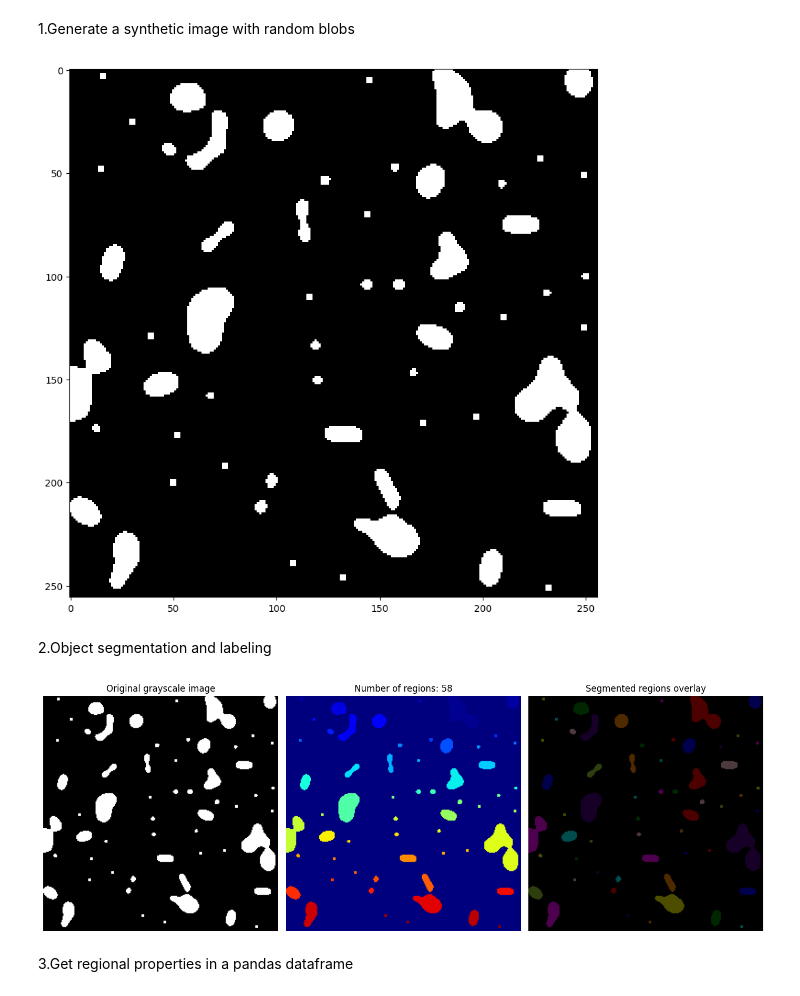
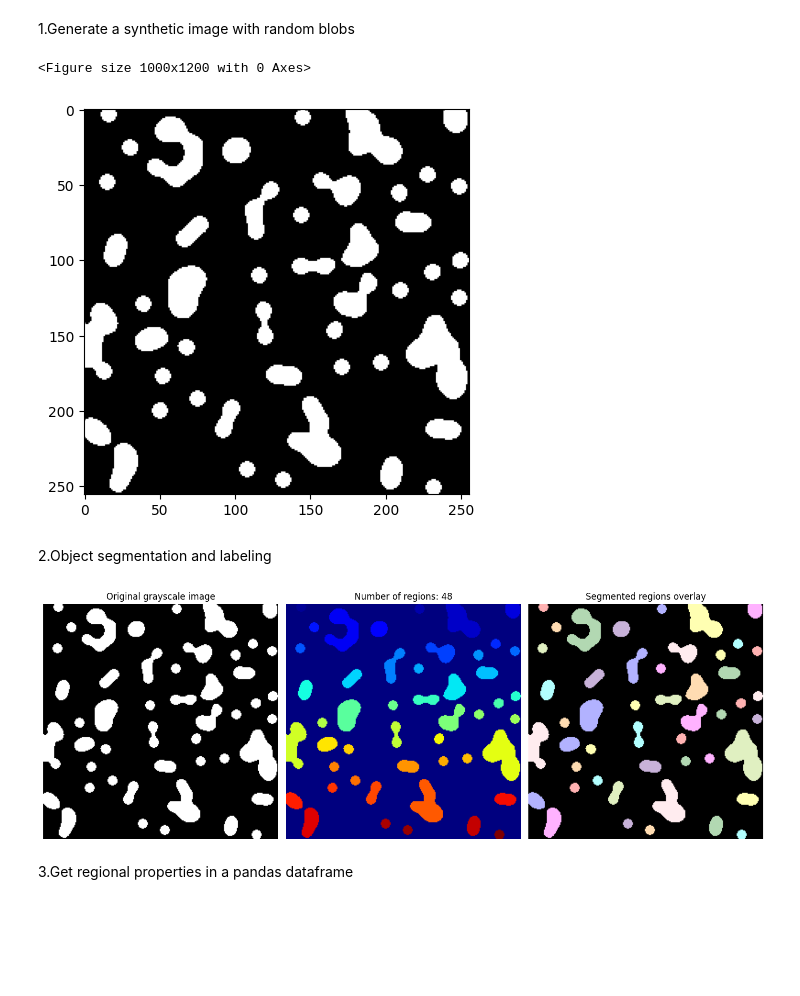
Before and after one commit to KleaKalliri/Computer-Vision, a Jupyter notebook: Exercise_4.ipynb, the cells around one changed output. Cells and saved outputs as stored; diff of their text form; code cells hidden in the pictures; blank space fills up the shorter version.

```diff
--- a/Exercise_4.ipynb
+++ b/Exercise_4.ipynb
@@ -10,14 +10,16 @@ Drive already mounted at /content/drive; to attempt to forcibly remount, call dr
 # %%
 from skimage import data
 import matplotlib.pyplot as plt
 
-I = data.binary_blobs(length=256, volume_fraction=0.1, rng=2).astype(np.uint8)
+I = data.binary_blobs(length=256, volume_fraction=0.2, rng=2)
 fig = plt.figure(figsize=(10,12))
 
+fig = plt.figure(figsize=(5,5))
 plt.imshow(I, cmap='gray')
 plt.show()
 # %% [output]
+<Figure size 1000x1200 with 0 Axes>
-[figure, old version]
+[figure, new version]
 # %% [markdown]
 2.Object segmentation and labeling
 # %%
@@ -31,7 +33,7 @@ from skimage.measure import label
 from skimage.color import label2rgb
 
 
-IG = I.squeeze()
+# IG = I.squeeze()
 
 thresh = threshold_otsu(IG)
 bw = IG > thresh
@@ -54,7 +56,7 @@ ax[2].set_axis_off()
 plt.tight_layout()
 plt.show()
 # %% [output]
-[figure, old version]
+[figure, new version]
 # %% [markdown]
 3.Get regional properties in a pandas dataframe
 # %%
```
Also changed, not shown: parts of 7 cells of this notebook.
